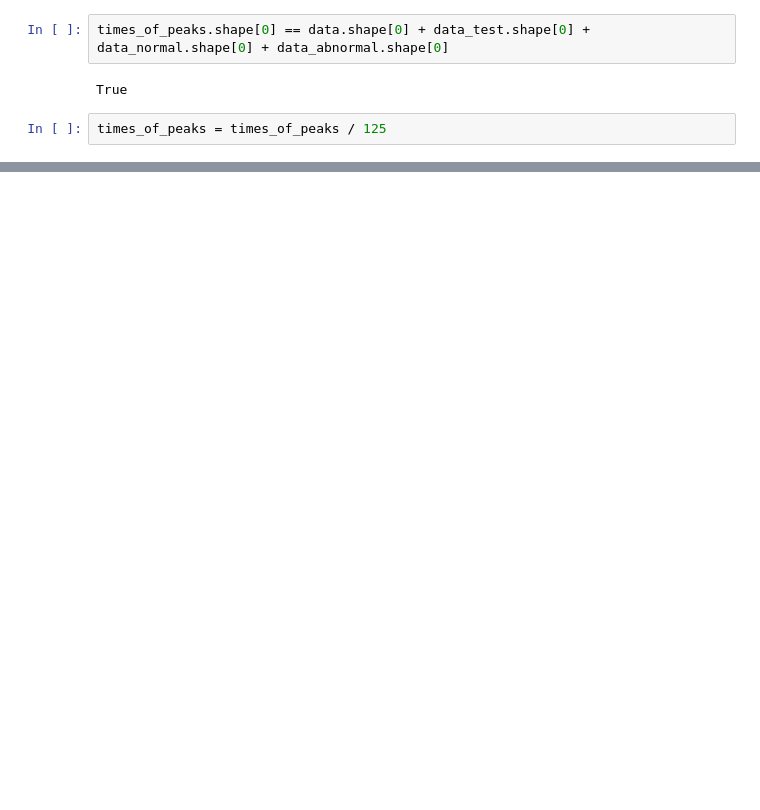
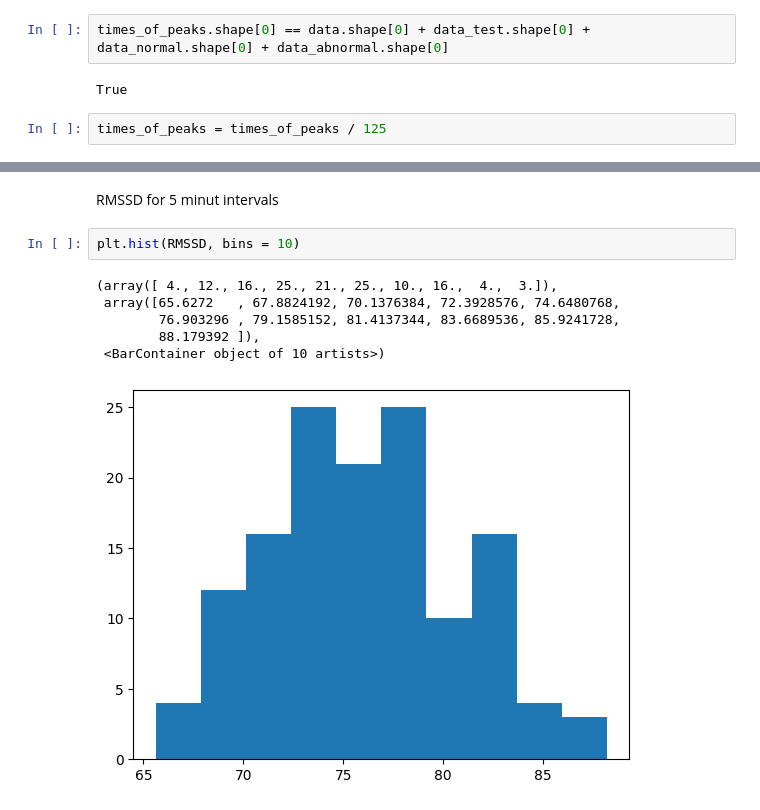
Before and after one commit to hK04/BioTechDaysMIPT2022, a Jupyter notebook: main.ipynb, the cells around one changed output, grey strips where cells are left out. Cells and saved outputs as stored; diff of their text form; blank space fills up the shorter version.

```diff
--- a/main.ipynb
+++ b/main.ipynb
@@ -226,0 +266,11 @@ plt.show()
+# %% [markdown]
+RMSSD for 5 minut intervals
+# %%
+plt.hist(RMSSD, bins = 10)
+# %% [output]
+(array([ 4., 12., 16., 25., 21., 25., 10., 16.,  4.,  3.]),
+ array([65.6272   , 67.8824192, 70.1376384, 72.3928576, 74.6480768,
+        76.903296 , 79.1585152, 81.4137344, 83.6689536, 85.9241728,
+        88.179392 ]),
+ <BarContainer object of 10 artists>)
+[figure, added]
```
Also changed, not shown: parts of 17 cells of this notebook.
